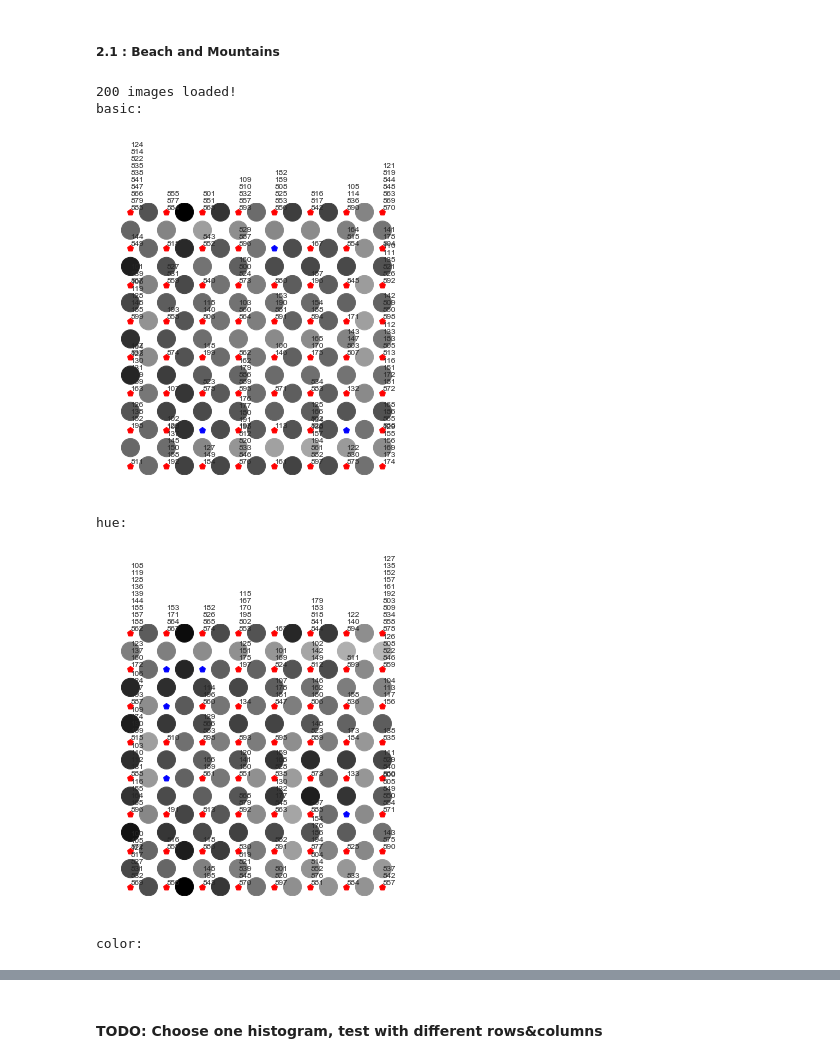
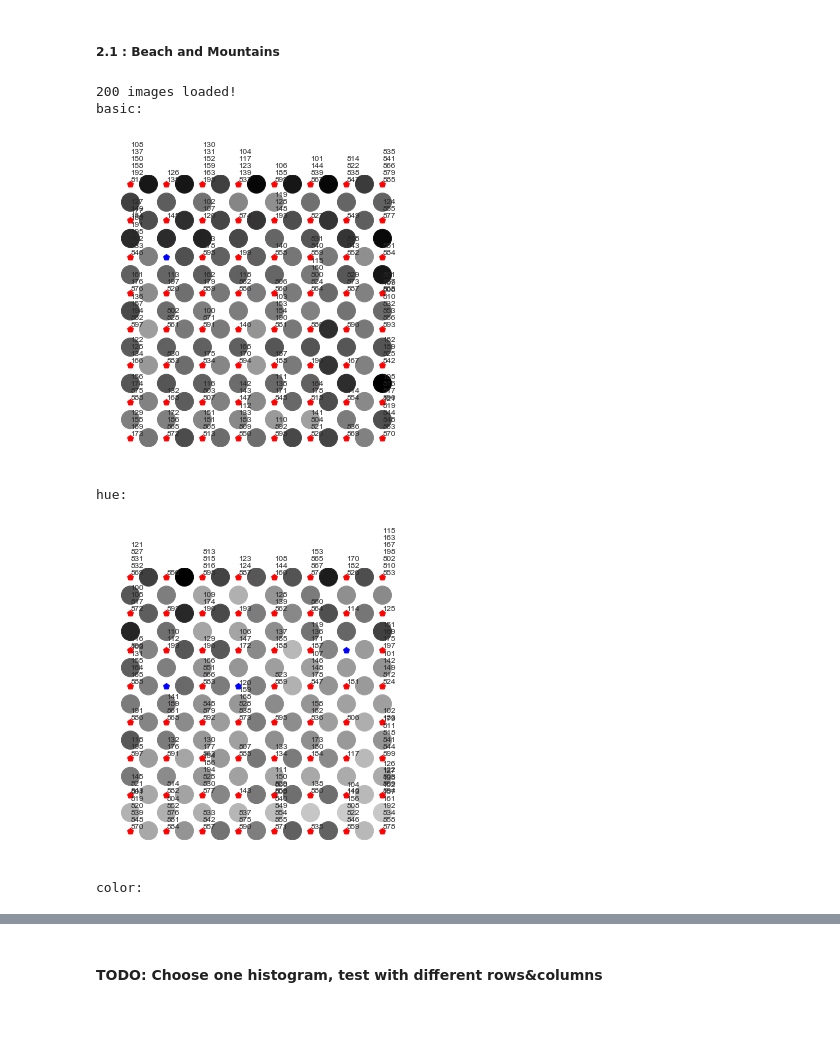
Before and after one commit to djaquet5/MLG_Unsupervised, a Jupyter notebook: SOM_part2.ipynb, the cells around one changed output, grey strips where cells are left out. Drawn from its saved outputs; the diff is of its cells as text; code cells hidden in the pictures; blank space fills up the shorter version.

Commit message:
Part with 10000 iter

```diff
--- a/SOM_part2.ipynb
+++ b/SOM_part2.ipynb
@@ -126,14 +126,14 @@ def get_histograms(histo_type, extractor):
 
     return switcher.get(histo_type, extractor.extract_histogram())
 
-def run_method(experiment_name, extractor, histo_name, rows=8, cols=8):
+def run_method(experiment_name, extractor, histo_name, nb_iter, rows=8, cols=8):
     histograms = get_histograms(histo_name, extractor)
 
     kmap = KohonenUtils.KohonenMap(side_rows=rows,
                                    side_cols=cols,
                                    size_vector=histograms.shape[1])
 
-    n_iter = 5
+    n_iter = nb_iter
     learning_rate = KohonenUtils.ExponentialTimeseries(1, 0.05, n_iter*histograms.shape[0])
     neighborhood_size = KohonenUtils.ExponentialTimeseries(2./3 * kmap._map.shape[1], 1, n_iter*histograms.shape[0])
 
@@ -151,20 +151,20 @@ def run_method(experiment_name, extractor, histo_name, rows=8, cols=8):
     extractor.to_html(experiment_name + '_' + histo_name + '.html', kmap)
 
 
-def run_all_methods(experiment_name, start1, end1, start2, end2):
+def run_all_methods(experiment_name, start1, end1, start2, end2, n_iter):
     extractor = get_extractor(start1, end1, start2, end2)
 
     for histo_name in ['basic', 'hue', 'color']:
-        run_method(experiment_name, extractor, histo_name)
+        run_method(experiment_name, extractor, histo_name, n_iter)
 # %% [markdown]
 ##### 2.1 : Beach and Mountains
 # %%
 # Image of the beaches (100-199) and mountains (800-899)
-run_all_methods('beaches_mountains', 100, 200, 800, 900)
+run_all_methods('beaches_mountains', 100, 200, 800, 900, 10000)
 # %% [output]
 200 images loaded!
 basic:
-[figure, old version]
+[figure, new version]
 hue:
-[figure, old version]
+[figure, new version]
 color:
```
Also changed, not shown: parts of 12 cells of this notebook, 12 other files.
